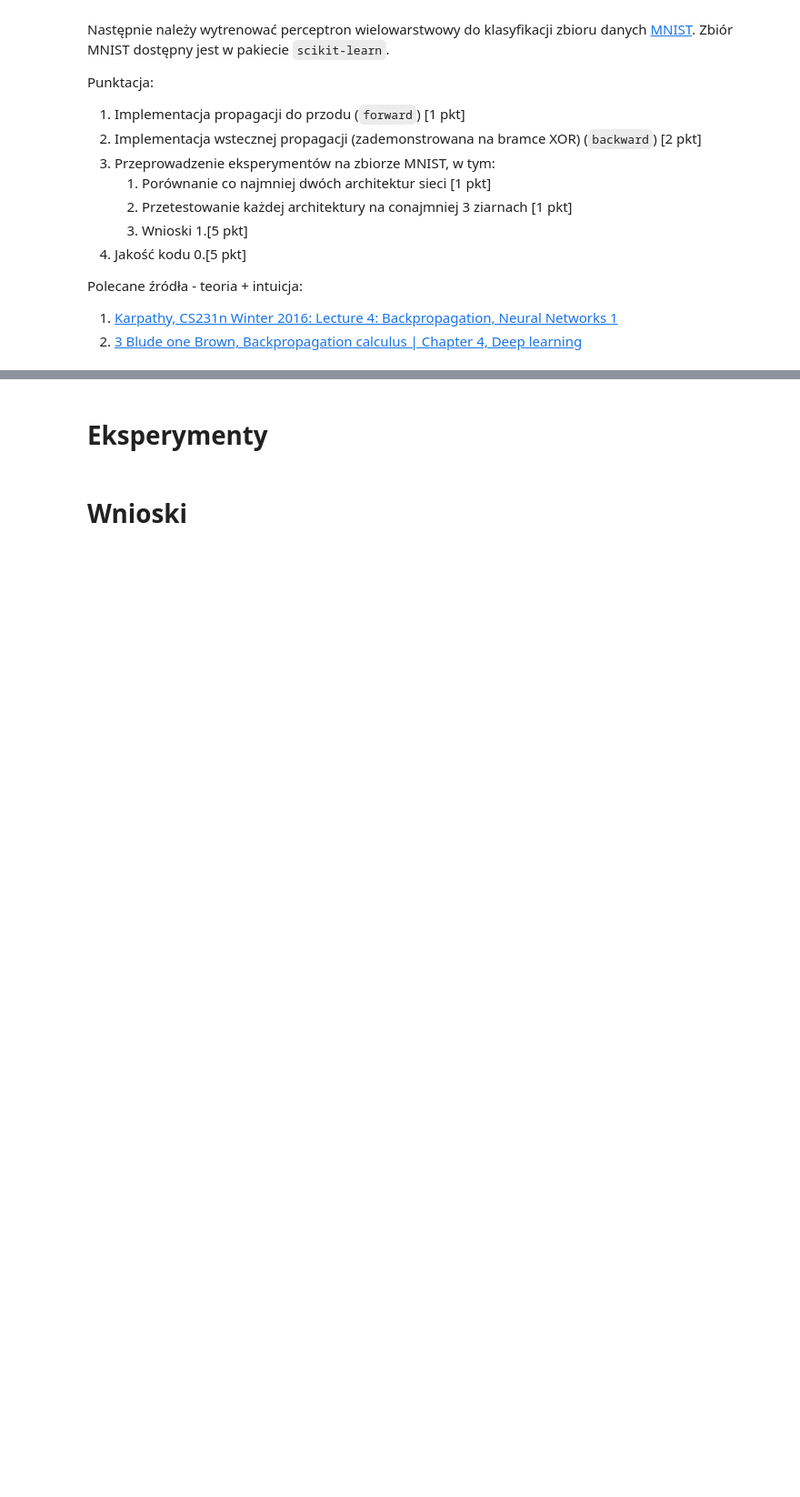
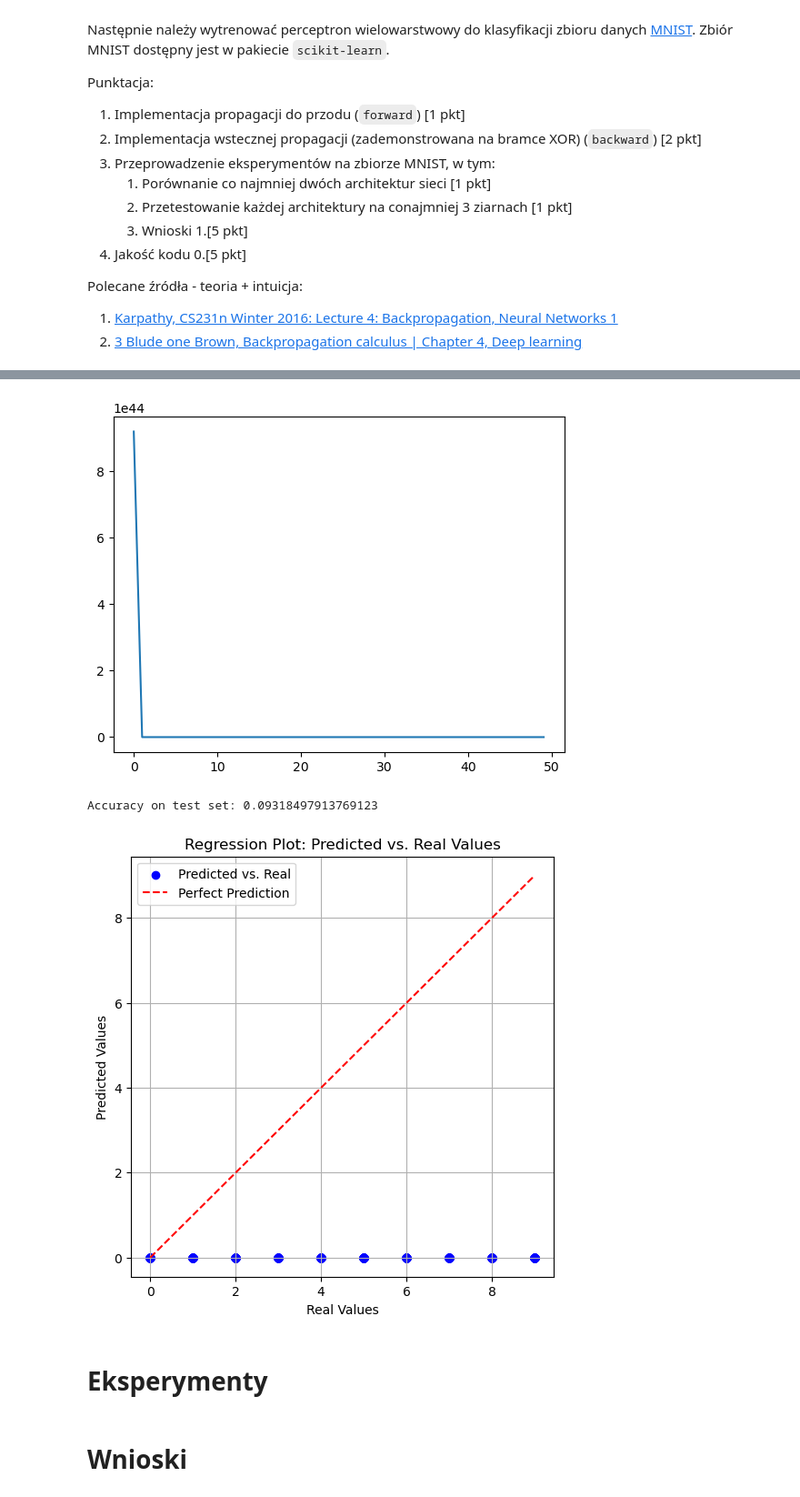
Before and after one commit to szczygiell/Machine_Learning_basics, a Jupyter notebook: cw5.ipynb, the cells around one changed output, grey strips where cells are left out. Shown at 91% size. Saved outputs shown, nothing was run; the diff lists cells and outputs as text; code cells hidden in the pictures; blank space fills up the shorter version.

```diff
--- a/cw5.ipynb
+++ b/cw5.ipynb
@@ -369,3 +378,9 @@ Accuracy on test set: 0.8581363004172462
+# %%
+ReLU_tester(0.01, 50, 42, 3, verbose=1)
+# %% [output]
+[figure, added]
+Accuracy on test set: 0.09318497913769123
+[figure, added]
 # %% [markdown]
 # Eksperymenty
 # %% [markdown]
```
Also changed, not shown: parts of 7 cells of this notebook.
